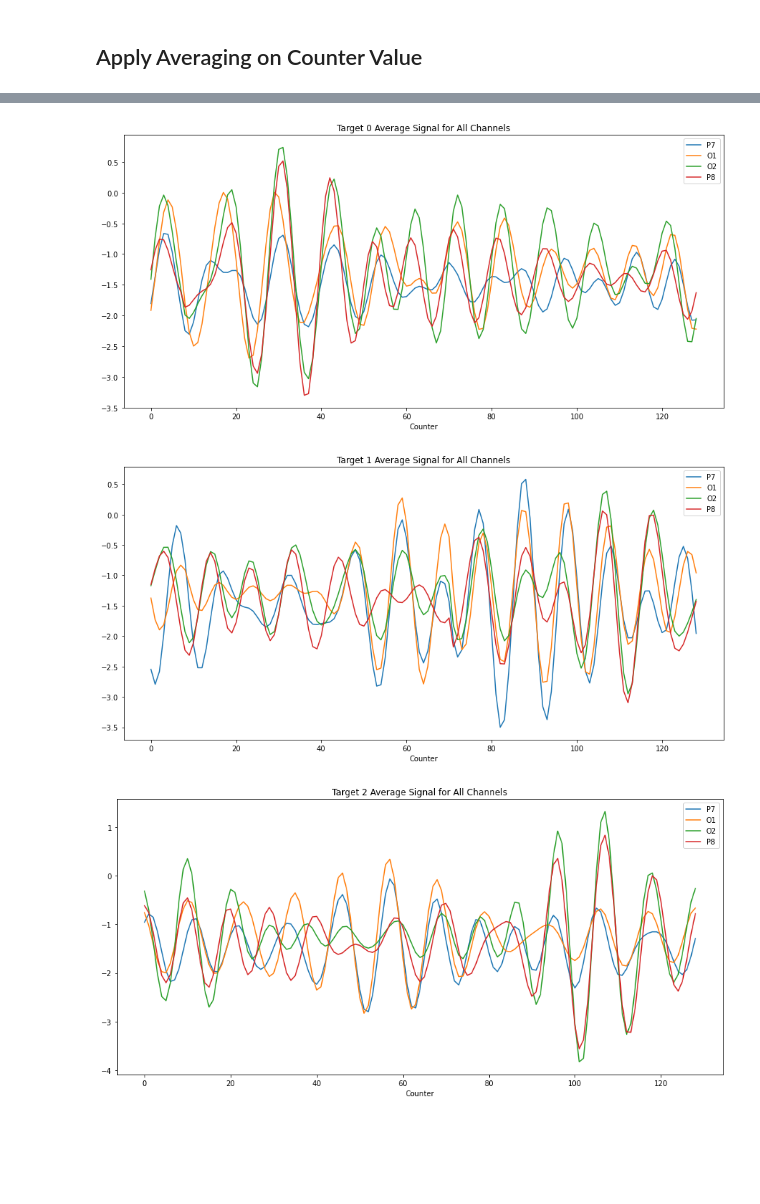
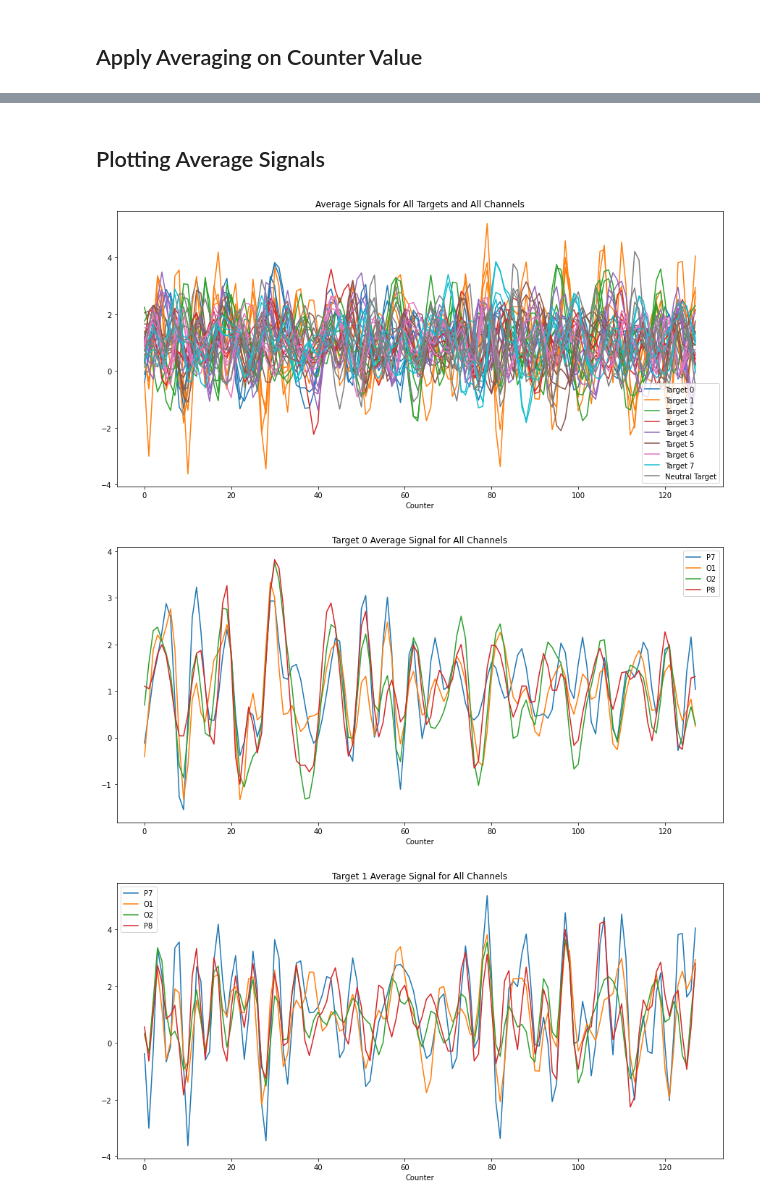
Before and after one commit to PeZeqo/capstone_pokemon_bci, a Jupyter notebook: cca_train.ipynb, the cells around one changed output, grey strips where cells are left out. Cells and saved outputs as stored; diff of their text form; code cells hidden in the pictures; blank space fills up the shorter version.

```diff
--- a/cca_train.ipynb
+++ b/cca_train.ipynb
@@ -10,17 +10,19 @@ from sklearn.decomposition import PCA
 ## Load Dataset
 Note: Targets[8] is neutral data
 # %%
-targets = [None] * 9
+num_targets = 9
+targets = [None] * num_targets
 
-for i in range(9):
-    targets[i] = pd.read_csv('recordings/target_{}_50_sec.csv'.format(i))
+for i in range(num_targets):
+    targets[i] = pd.read_csv('recordings/first_target_{}.csv'.format(i))
     targets[i]['Unnamed: 0'] = [i % 129 for i in range(len(targets[i].index))]
     targets[i].rename(columns = {'Unnamed: 0': 'Counter'}, inplace=True)
 # %%
 # check size - make sure each target is the same length
-for i in range(9):
+for i in range(num_targets):
     print('length target {} = {}'.format(i, len(targets[i].index)))
-print(targets[0].columns)
+# print(targets[0].columns)
+num_samples = len(targets[0].index)
 # %% [output]
 length target 0 = 6400
 length target 1 = 6400
@@ -204,7 +202,13 @@ plot_averages()
+# %% [markdown]
+## Plotting Average Signals
 # %%
-for i in range(9):
+plot_averages()
+
+for i in range(num_targets):
     plot_target_average(i)
+
+# plot_averages_by_channel()
 # %% [output]
-[figure, old version]
+[figure, new version]
-[figure, old version]
+[figure, new version]
-[figure, old version]
+[figure, new version]
```
Also changed, not shown: parts of 19 cells of this notebook, 20 other files.
